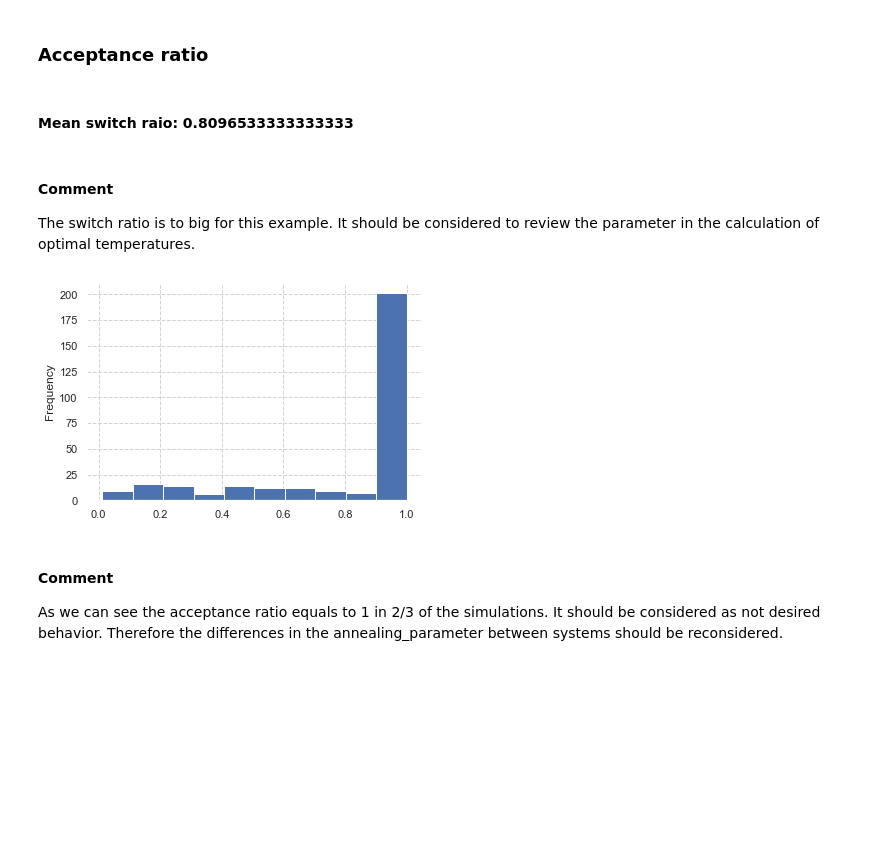
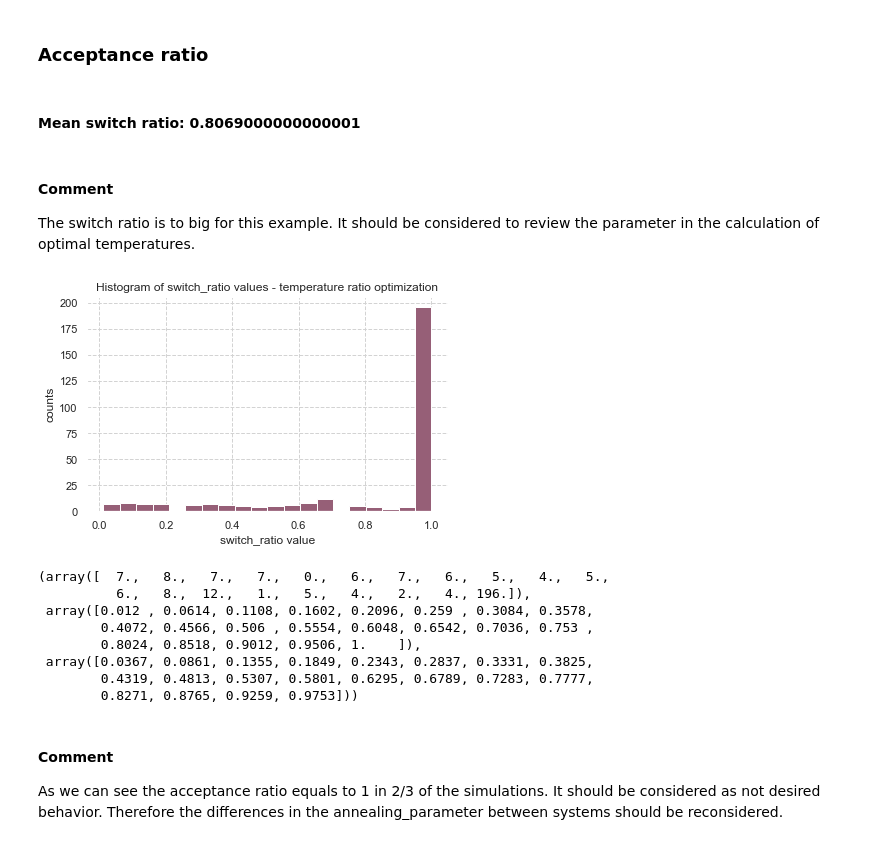
Before and after one commit to mateuszKacz/CGP_mgr, a Jupyter notebook: notebooks/Opracowanie danych PT.ipynb, the cells around one changed output. Cells and saved outputs as stored; diff of their text form; code cells hidden in the pictures; blank space fills up the shorter version.

```diff
--- a/notebooks/Opracowanie danych PT.ipynb
+++ b/notebooks/Opracowanie danych PT.ipynb
@@ -186,20 +247,33 @@ Using the technique from the paper on Parallel Tempering - the overall quality o
 # %% [markdown]
 ### Acceptance ratio
 # %%
-mean_acc_ratio = df_evencheck_pt_optimal_temp_calc_1.switch_ratio.mean()
+mean_acc_ratio = df_evencheck_pt_optimal_temp_calc.switch_ratio.mean()
 
-Markdown(f"#### Mean switch raio: {mean_acc_ratio}")
+Markdown(f"#### Mean switch ratio: {mean_acc_ratio}")
 # %% [output]
-#### Mean switch raio: 0.8096533333333333
+#### Mean switch ratio: 0.8069000000000001
 # %% [markdown]
 #### Comment
 
 The switch ratio is to big for this example. It should be considered to review the parameter in the calculation of optimal temperatures.
-# %%
-df_evencheck_pt_optimal_temp_calc_1.switch_ratio.plot.hist()
-plt.grid(color='lightgray', linestyle='--', linewidth=1)
-# %% [output]
-[figure, removed]
+# %%
+plot_hist(data=df_evencheck_pt_optimal_temp_calc.switch_ratio,
+          save_path=CHARTS_MAIN_PATH,
+          title='Histogram of switch_ratio values - temperature ratio optimization',
+          xlabel='switch_ratio value',
+          ylabel='counts',
+          bins=20
+         )
+# %% [output]
+[figure, added]
+(array([  7.,   8.,   7.,   7.,   0.,   6.,   7.,   6.,   5.,   4.,   5.,
+          6.,   8.,  12.,   1.,   5.,   4.,   2.,   4., 196.]),
+ array([0.012 , 0.0614, 0.1108, 0.1602, 0.2096, 0.259 , 0.3084, 0.3578,
+        0.4072, 0.4566, 0.506 , 0.5554, 0.6048, 0.6542, 0.7036, 0.753 ,
+        0.8024, 0.8518, 0.9012, 0.9506, 1.    ]),
+ array([0.0367, 0.0861, 0.1355, 0.1849, 0.2343, 0.2837, 0.3331, 0.3825,
+        0.4319, 0.4813, 0.5307, 0.5801, 0.6295, 0.6789, 0.7283, 0.7777,
+        0.8271, 0.8765, 0.9259, 0.9753]))
 # %% [markdown]
 #### Comment
 
```
Also changed, not shown: parts of 10 cells of this notebook, 4 other files.
